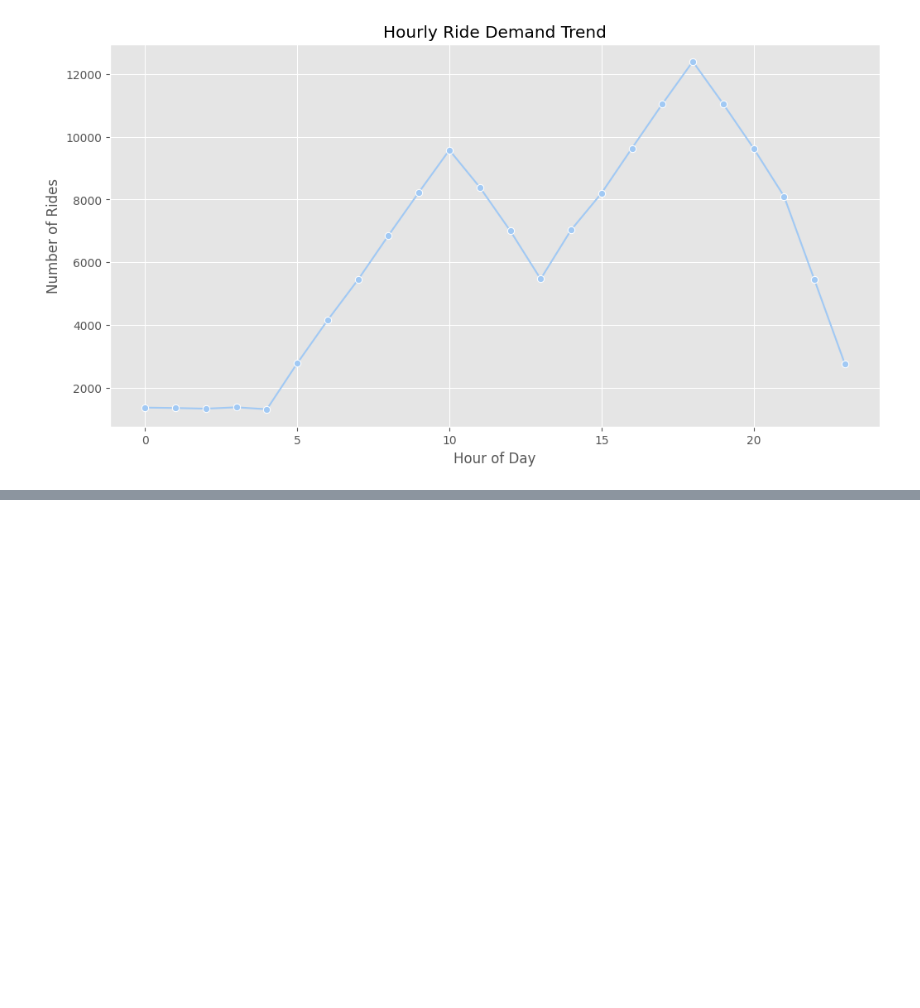
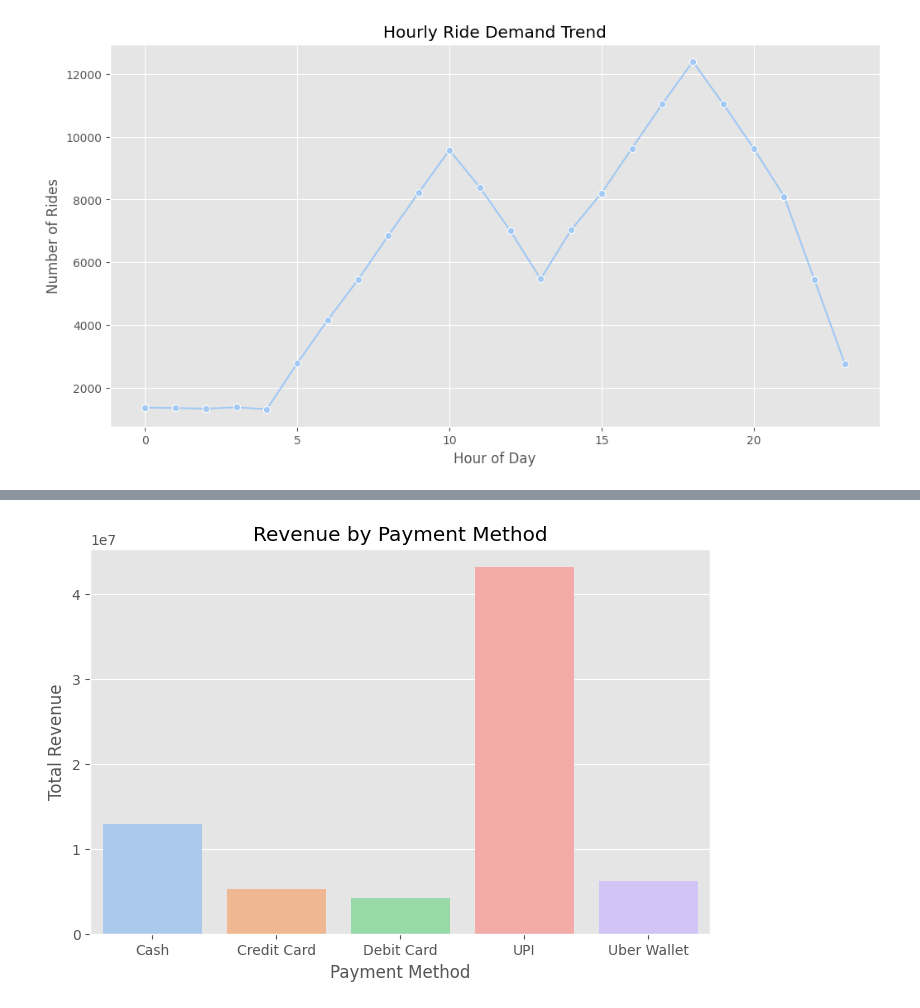
Before and after one commit to EZZY619/kaggle-notebooks-portfolio, a Jupyter notebook: uberdataset.ipynb, the cells around one changed output, grey strips where cells are left out. Cells and saved outputs as stored; diff of their text form; code cells hidden in the pictures; blank space fills up the shorter version.

```diff
--- a/uberdataset.ipynb
+++ b/uberdataset.ipynb
@@ -358,0 +394,10 @@ plt.show()
+# %%
+# Revenue by payment method
+plt.figure(figsize=(8,5))
+sns.barplot(x="Payment Method", y="Booking Value", data=revenue_per_payment)
+plt.title("Revenue by Payment Method")
+plt.xlabel("Payment Method")
+plt.ylabel("Total Revenue")
+plt.show()
+# %% [output]
+[figure, added]
```
Also changed, not shown: parts of 6 cells of this notebook.
